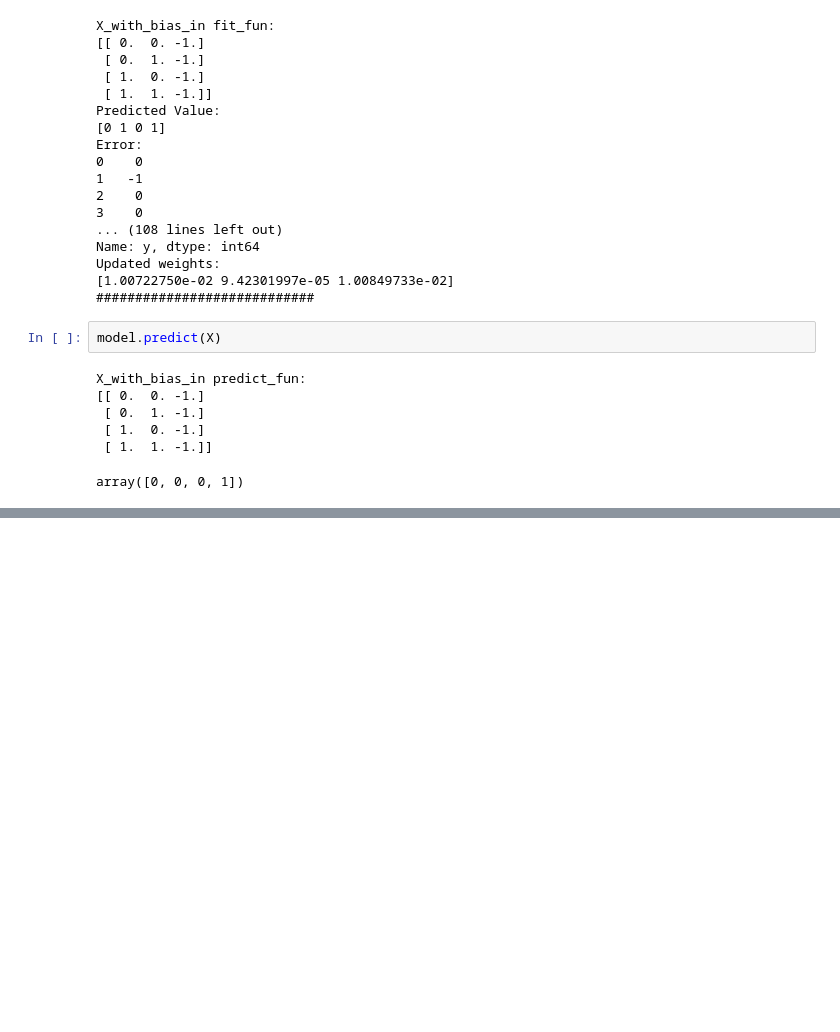
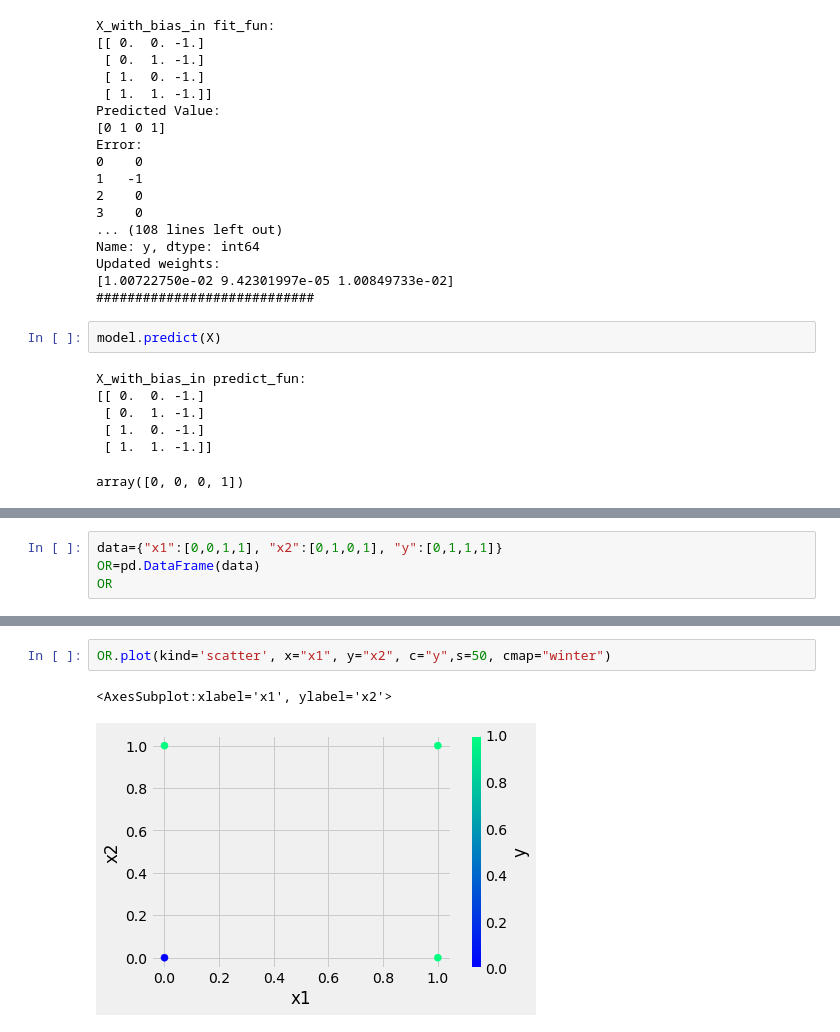
Before and after one commit to ds-fau-ck/DVC-Tensorflow, a Jupyter notebook: Neural_Network/Percptron.ipynb, the cells around one changed output, grey strips where cells are left out. Saved outputs shown, nothing was run; the diff lists cells and outputs as text; blank space fills up the shorter version.

```diff
--- a/Neural_Network/Percptron.ipynb
+++ b/Neural_Network/Percptron.ipynb
@@ -109,0 +112,4 @@ array([0, 0, 0, 1])
+# %%
+data={"x1":[0,0,1,1], "x2":[0,1,0,1], "y":[0,1,1,1]}
+OR=pd.DataFrame(data)
+OR
@@ -109,0 +244,5 @@ array([0, 0, 0, 1])
+# %%
+OR.plot(kind='scatter', x="x1", y="x2", c="y",s=50, cmap="winter")
+# %% [output]
+<AxesSubplot:xlabel='x1', ylabel='x2'>
+[figure, added]
```
Also changed, not shown: parts of 16 cells of this notebook.
